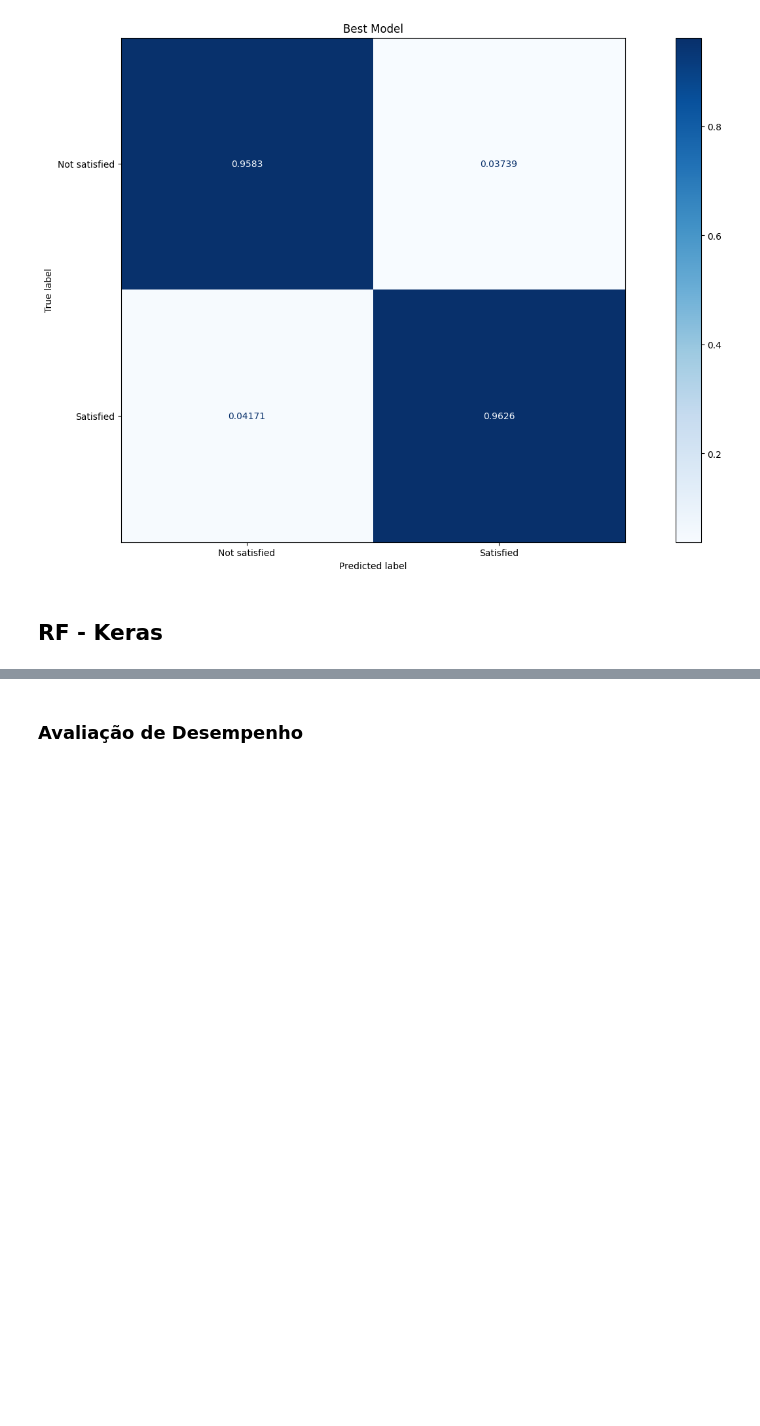
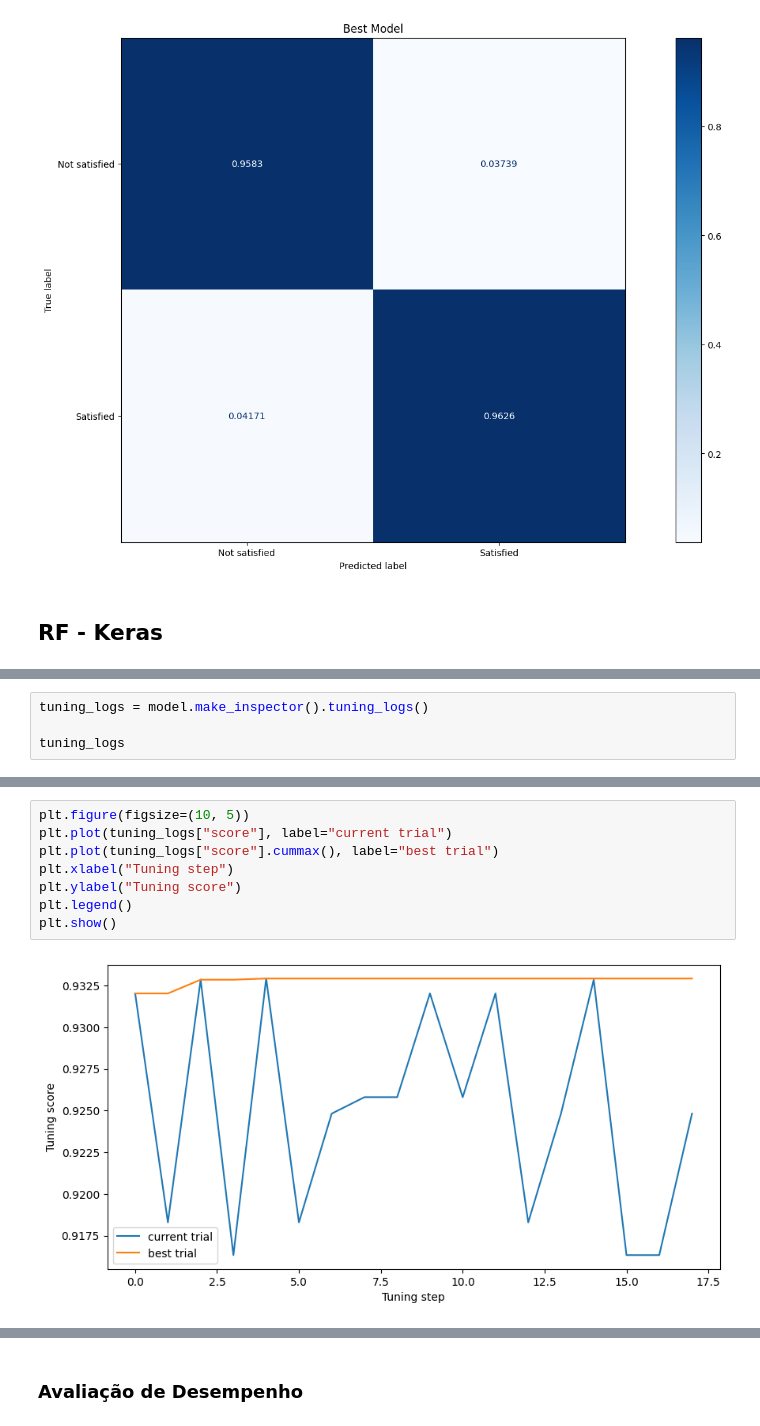
Before and after one commit to Charlesbr101/projeto-redes-neurais, a Jupyter notebook: main.ipynb, the cells around one changed output, grey strips where cells are left out. Cells and saved outputs as stored; diff of their text form; blank space fills up the shorter version.

```diff
--- a/main.ipynb
+++ b/main.ipynb
@@ -1085,0 +1082,4 @@ TrainLog(num_trees=350, evaluation=Evaluation(num_examples=86138, accuracy=0.933
+# %%
+tuning_logs = model.make_inspector().tuning_logs()
+
+tuning_logs
@@ -1085,0 +1104,10 @@ TrainLog(num_trees=350, evaluation=Evaluation(num_examples=86138, accuracy=0.933
+# %%
+plt.figure(figsize=(10, 5))
+plt.plot(tuning_logs["score"], label="current trial")
+plt.plot(tuning_logs["score"].cummax(), label="best trial")
+plt.xlabel("Tuning step")
+plt.ylabel("Tuning score")
+plt.legend()
+plt.show()
+# %% [output]
+[figure, added]
```
Also changed, not shown: parts of 42 cells of this notebook.
